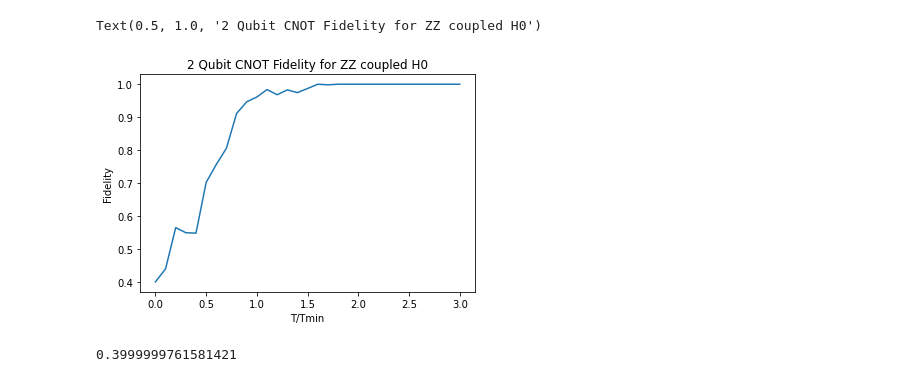
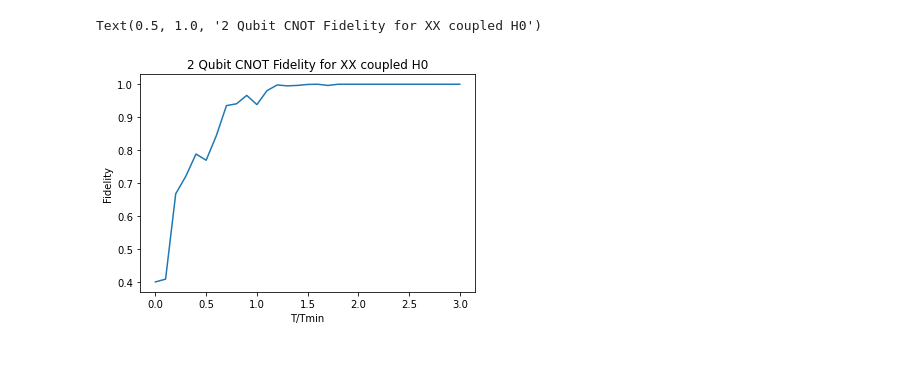
Before and after one commit to b-basyildiz/QuOpt, a Jupyter notebook: AlexCode_Original.ipynb, the cells around one changed output. Cells and saved outputs as stored; diff of their text form; code cells hidden in the pictures.

```diff
--- a/AlexCode_Original.ipynb
+++ b/AlexCode_Original.ipynb
@@ -8,5 +176,5 @@ import matplotlib.pyplot as plt
 # %%
-def fidelity_ml(J,B,M,target_gate,t,N_iter):
+def fidelity_XX(J,B,M,target_gate,t,N_iter):
     #!/usr/bin/env python3
     # -*- coding: utf-8 -*-
     """
@@ -14,6 +182,7 @@ def fidelity_ml(J,B,M,target_gate,t,N_iter):
 
     @author: Bora & Alex
     """
+    #imports
 
     #Pauli Matricies
     sx = np.array([[0, 1], [1, 0]])
@@ -64,16 +233,18 @@ def fidelity_ml(J,B,M,target_gate,t,N_iter):
     permuts.sort()
     permuts.reverse()#All permutations of ZZ coupling stored as bit arrays
     H0 = zero_mat(N)
+    ##Changed gates ZZ -> XX
     for i,u in enumerate(permuts):#summing ZZ permutations and J constants
-        ZZ_temp = 1
+        XX_temp = 1
         for p in u:
             if p==1:
-                ZZ_temp = torch.tensor(np.kron(ZZ_temp,sz))
+                XX_temp = torch.tensor(np.kron(XX_temp,sx))
             else:
-                ZZ_temp = torch.tensor(np.kron(ZZ_temp,id))
-        H0 = H0 + J_coef[i]*ZZ_temp
+                XX_temp = torch.tensor(np.kron(XX_temp,id))
+        H0 = H0 + J_coef[i]*XX_temp
 
-    H0 = H0 + sum_pauli(B,sz)
+    #H0 = H0 + sum_pauli(B,sz)
+    #print(H0) <- checking if the H0 is a XX gate
 
     #Unitary group generation
     SU = []
@@ -143,7 +314,7 @@ def fidelity_ml(J,B,M,target_gate,t,N_iter):
         infidelity.backward()
 
         #Printing statement
-        #if (n+1)%20==0:
+        #if (n+1)%100==0:
             #print('Itertation ', str(n+1), ' out of ', str(N_iter), 'complete. Avg Infidelity: ', str(infidelity.item()))
 
         #optimizer
@@ -196,5 +500,5 @@ The infidelity of the generated gate is: 0.03819449990987778
 # %%
-#graph generation
+#graph generation for ZZ coupled Hamiltonain
 CNOT = torch.tensor([[1,0,0,0],[0,1,0,0],[0,0,0,1],[0,0,1,0]],dtype=torch.cdouble)
 J = torch.tensor([[1,1],[1,1]])
 
@@ -207,12 +511,22 @@ for i in range(0,31):
 plt.plot(Times,Fidelities)
 plt.xlabel("T/Tmin")
 plt.ylabel("Fidelity")
-plt.title("2 Qubit CNOT Fidelity for ZZ coupled H0")
+plt.title("2 Qubit CNOT Fidelity for XX coupled H0")
-# %% [output]
-Text(0.5, 1.0, '2 Qubit CNOT Fidelity for ZZ coupled H0')
-[figure, removed]
 # %%
+#graph generation for XX coupled Hamiltonain
 CNOT = torch.tensor([[1,0,0,0],[0,1,0,0],[0,0,0,1],[0,0,1,0]],dtype=torch.cdouble)
-1 - fidelity_ml(J,[1,1],16,CNOT,0,300)
+J = torch.tensor([[1,1],[1,1]])
+
+Fidelities = []
+Times = []
+for i in range(0,31):
+    Times.append(i/10)
+    Fidelities.append(1 - fidelity_XX(J,[1,1],16,CNOT,i/10*np.pi/4,1000))
+
+plt.plot(Times,Fidelities)
+plt.xlabel("T/Tmin")
+plt.ylabel("Fidelity")
+plt.title("2 Qubit CNOT Fidelity for XX coupled H0")
 # %% [output]
-0.3999999761581421
+Text(0.5, 1.0, '2 Qubit CNOT Fidelity for XX coupled H0')
+[figure, added]
```
Also changed, not shown: parts of 12 cells of this notebook, 2 other files.
